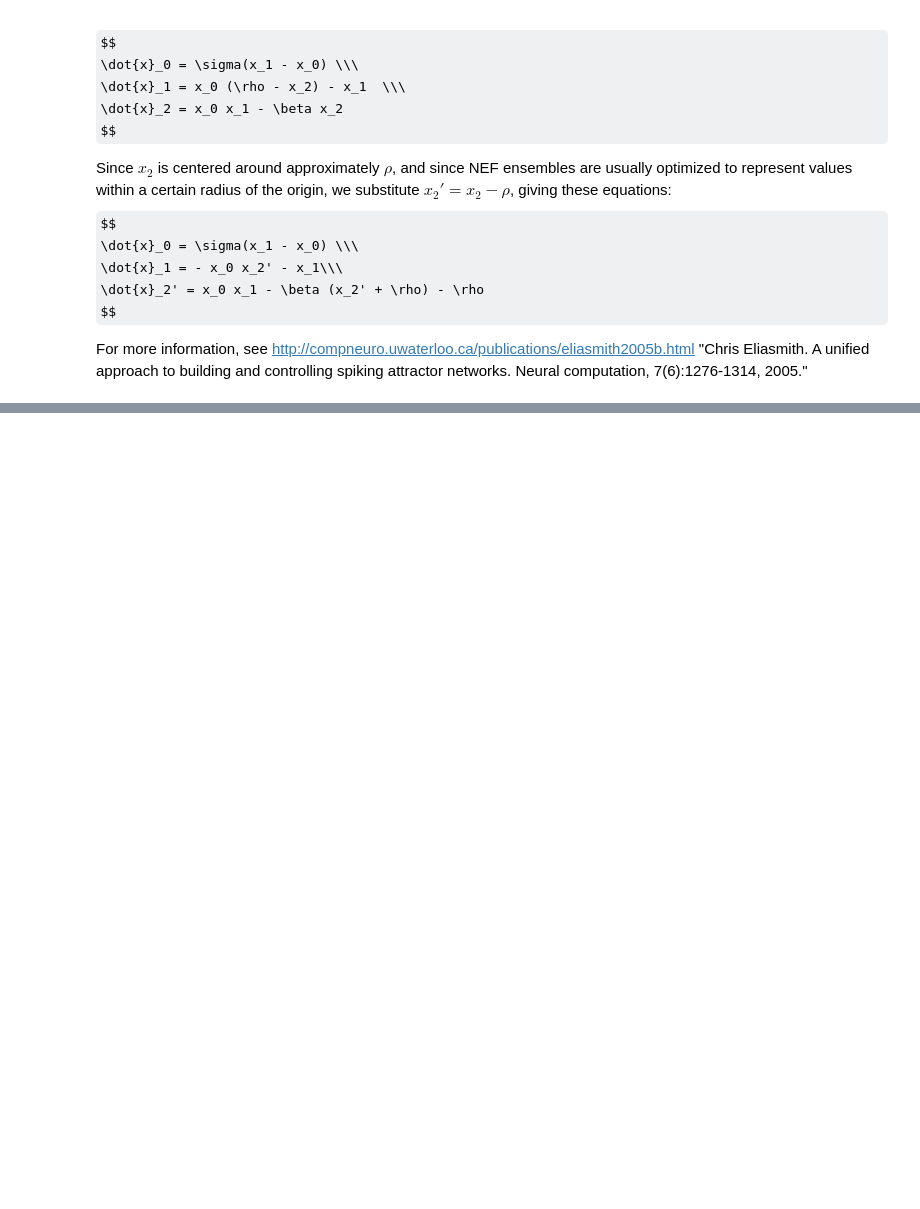
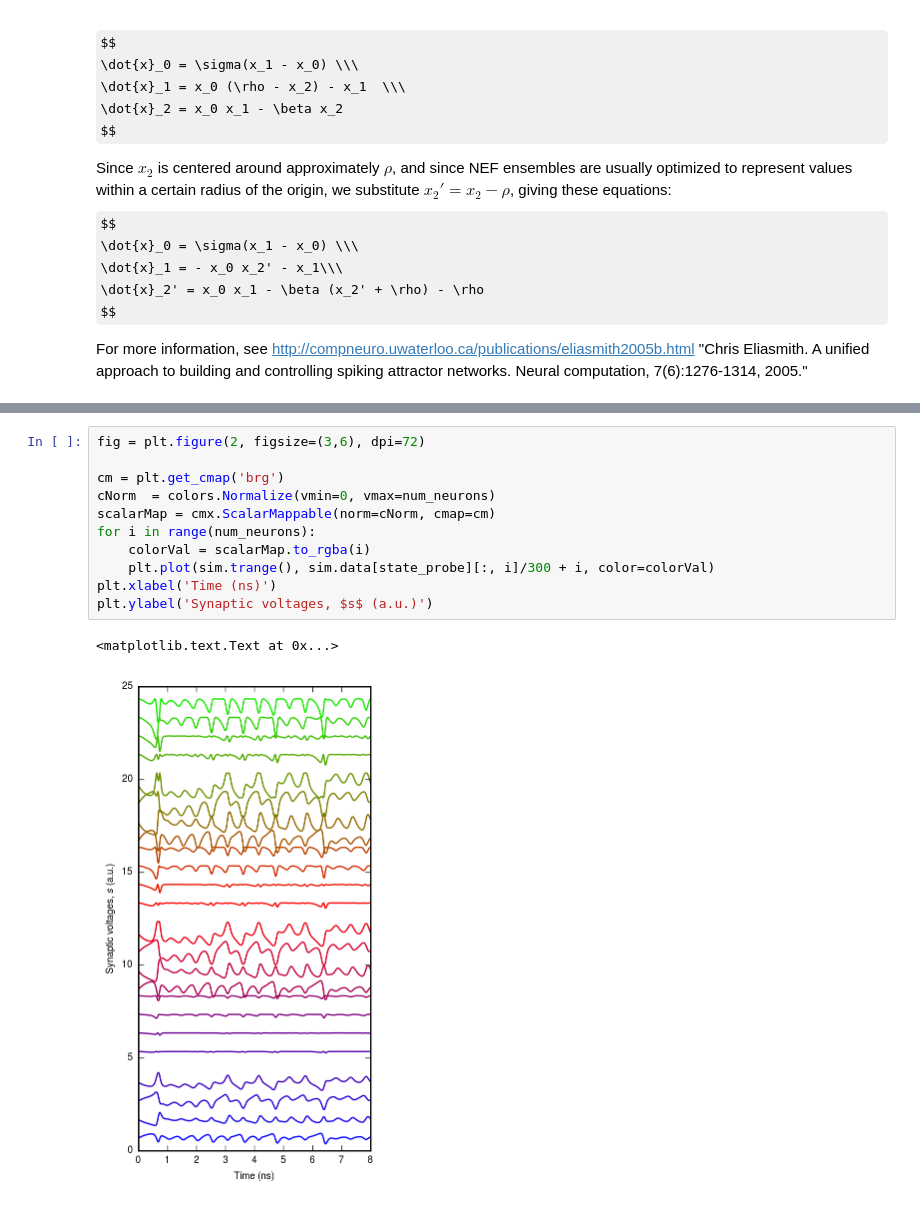
Before and after one commit to atait/nengo, a Jupyter notebook: examples/Fourier Sinusoid Neuron.ipynb, the cells around one changed output, grey strips where cells are left out. Drawn from its saved outputs; the diff is of its cells as text; some formulas as TeX source; blank space fills up the shorter version.

```diff
--- a/examples/Fourier Sinusoid Neuron.ipynb
+++ b/examples/Fourier Sinusoid Neuron.ipynb
@@ -114,2 +172,16 @@ pp.close()
+# %%
+fig = plt.figure(2, figsize=(3,6), dpi=72)
+
+cm = plt.get_cmap('brg')
+cNorm  = colors.Normalize(vmin=0, vmax=num_neurons)
+scalarMap = cmx.ScalarMappable(norm=cNorm, cmap=cm)
+for i in range(num_neurons):
+    colorVal = scalarMap.to_rgba(i)
+    plt.plot(sim.trange(), sim.data[state_probe][:, i]/300 + i, color=colorVal)
+plt.xlabel('Time (ns)')
+plt.ylabel('Synaptic voltages, $s$ (a.u.)')
+# %% [output]
+<matplotlib.text.Text at 0x...>
+[figure, added]
 # %%
 from nengo.utils.ensemble import tuning_curves
```
Also changed, not shown: parts of 9 cells of this notebook, 9 other files.
